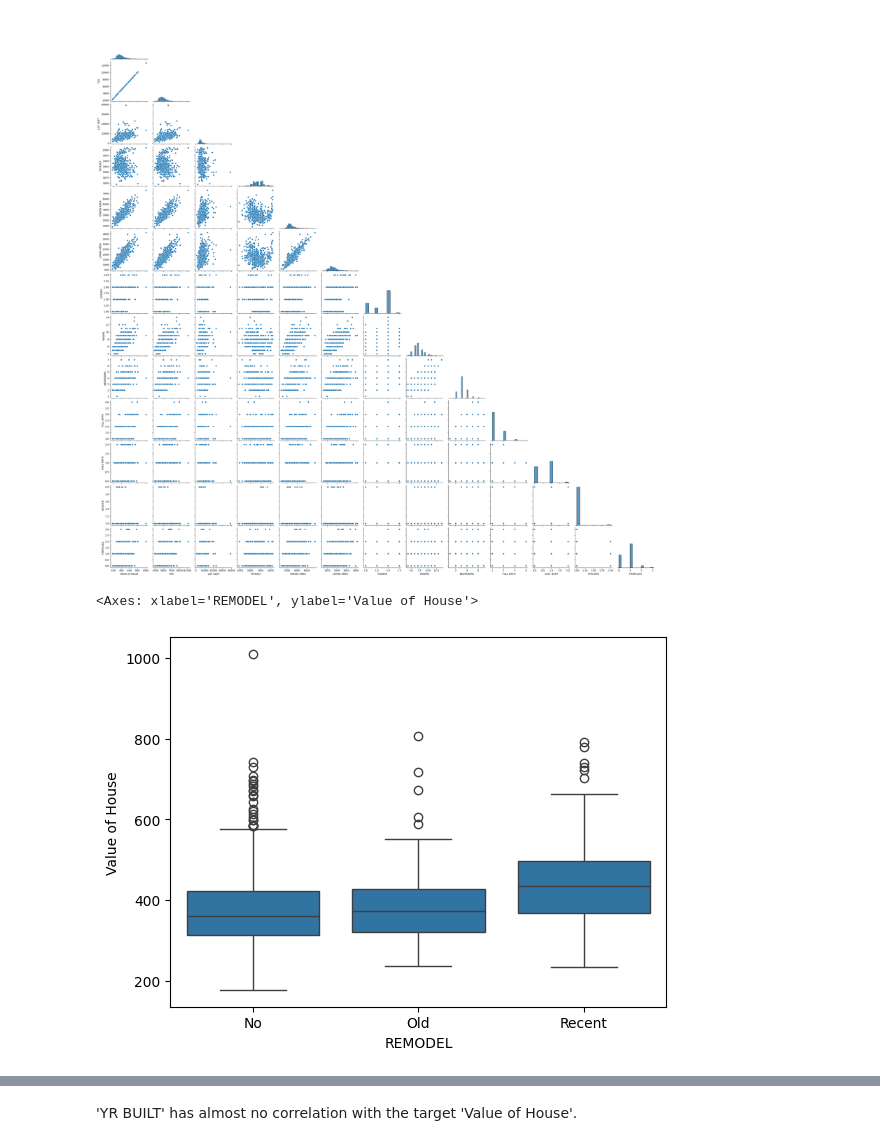
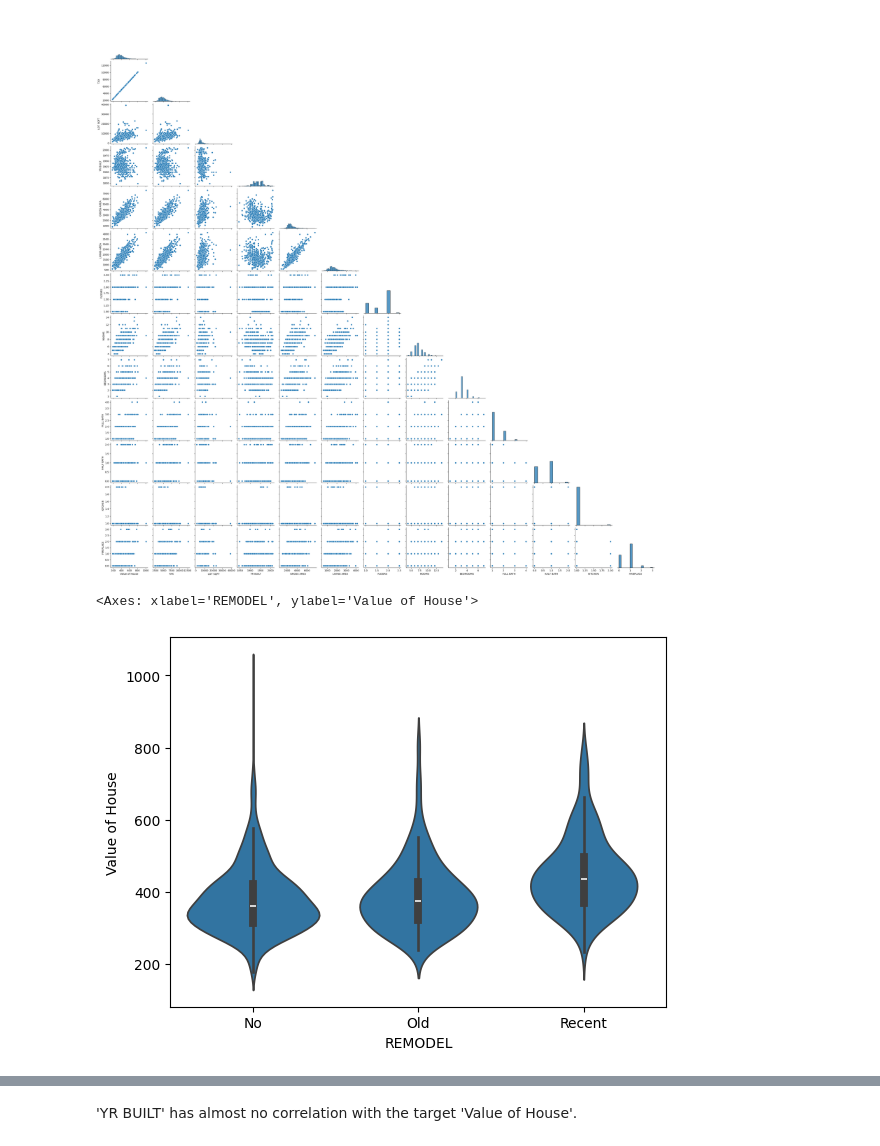
Before and after one commit to ranja-sarkar/GD, a Jupyter notebook: regression.ipynb, the cells around one changed output, grey strips where cells are left out. Cells and saved outputs as stored; diff of their text form; code cells hidden in the pictures.

```diff
--- a/regression.ipynb
+++ b/regression.ipynb
@@ -140,8 +143,10 @@ sns.pairplot(dff, corner = True)
 <seaborn.axisgrid.PairGrid at 0x...>
 [figure]
 # %%
-sns.boxplot(x = 'REMODEL', y = 'Value of House', data = df)
+#sns.boxplot(x = 'REMODEL', y = 'Value of House', data = df)
+
+sns.violinplot(x = df["REMODEL"], y = 'Value of House', data = df)
 # %% [output]
 <Axes: xlabel='REMODEL', ylabel='Value of House'>
-[figure, old version]
+[figure, new version]
 # %%
```
Also changed, not shown: parts of 12 cells of this notebook.
